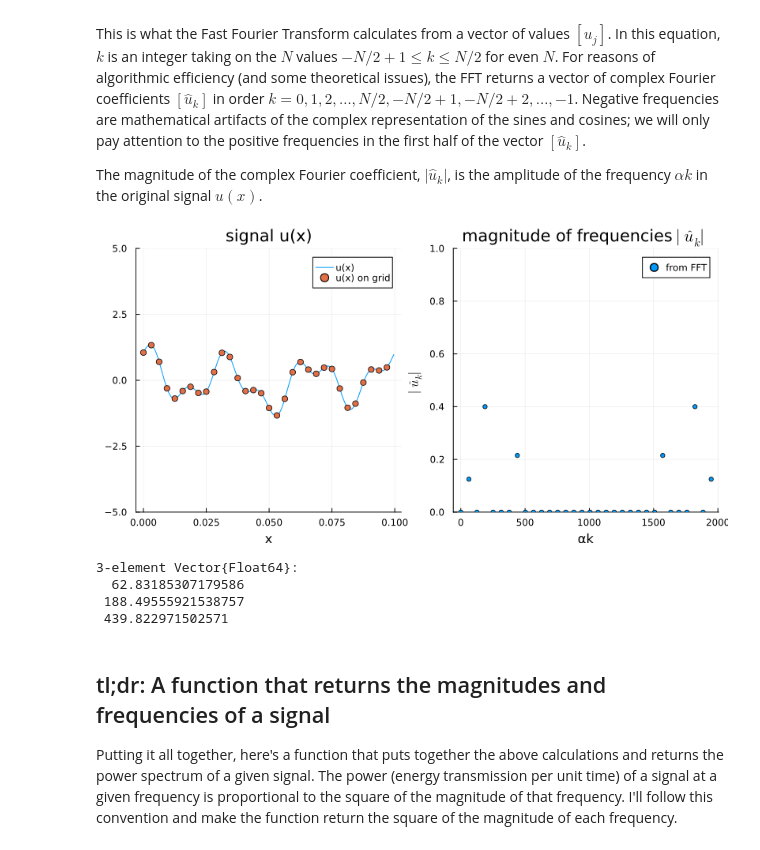
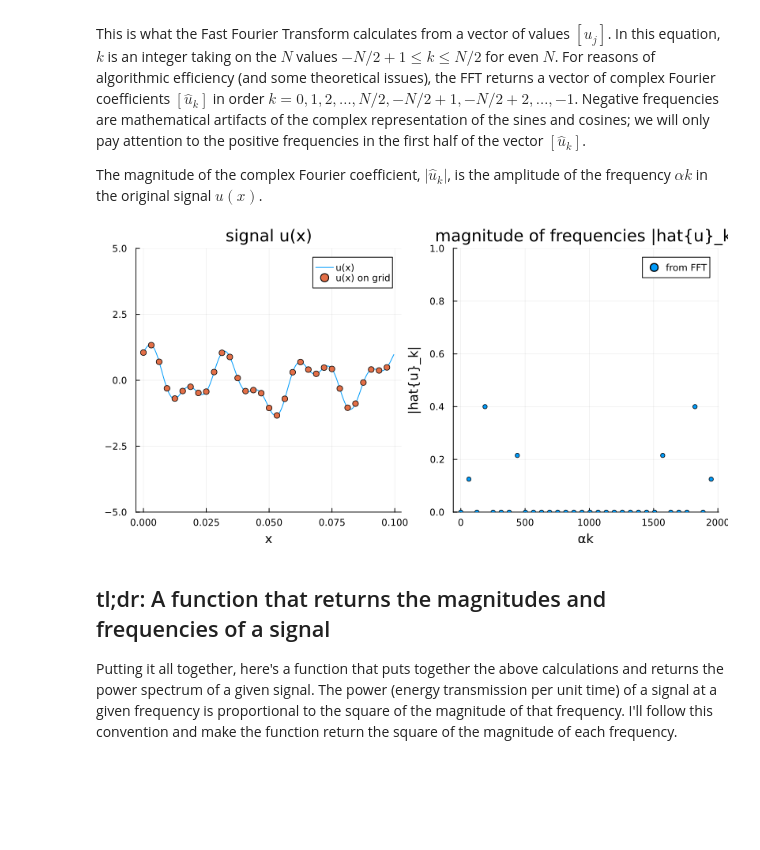
Before and after one commit to johnfgibson/tech411, a Jupyter notebook: projects/sounds-from-patterns/01-powerspectrum.ipynb, the cells around one changed output. Cells and saved outputs as stored; diff of their text form; code cells hidden in the pictures; blank space fills up the shorter version.

```diff
--- a/projects/sounds-from-patterns/01-powerspectrum.ipynb
+++ b/projects/sounds-from-patterns/01-powerspectrum.ipynb
@@ -73,51 +73,46 @@ we will only pay attention to the positive frequencies in the first half of the
 The magnitude of the complex Fourier coefficient, $|\hat{u}_k|$, is the amplitude of the frequency
 $\alpha k$ in the original signal $u(x)$.
 # %%
-using FFTW, Plots, LaTeXStrings
+using FFTW, Plots
 
 Lx = 0.1
 Ngrid = 32   # gridsize for discrete Fourier transform (FFT)
 Nplot = 256  # gridsize for plotting u(x)
 
 α = 2pi/Lx
 
 xgrid = (0:Ngrid-1)*Lx/Ngrid
 xplot = (0:Nplot-1)*Lx/Nplot
 
 # define a signal u(x) as a continuous function of x
 αk = [α; 3α; 7α]        # a set of frequencies in signal
 c  = [0.25; 0.8; 0.43]   # amplitudes of those frequencies
 
 u(x) = (c[1]*cos(αk[1]*x) + c[2]*cos(αk[2]*x) + c[3]*sin(αk[3]*x))  #* exp(-0.1*x^2)
 
 # sample u(x) on coarse grid for FFT and fine grid for plotting
 ugrid = u.(xgrid)
 uplot = u.(xplot)
 
 # perform Fourier transform on ugrid = vector of gridpoint values if u(x)
 # to get ufreq = vector of complex amplitudes of frequencies
-ufreq = (1/Ngrid)*fft(ugrid)
+uhat = (1/Ngrid)*fft(ugrid)
 
 plot(xplot, uplot, label="u(x)")
 scatter!(xgrid, ugrid, label="u(x) on grid")
 p1 = plot!(xlabel="x", title="signal u(x)", ylim=(-5,5))
 
 k = 0:Ngrid-1
 #scatter(αk, c, markersize=4, markercolor=:white, label="in signal u(x)")
-scatter(α*k, abs.(ufreq), markersize=3, label="from FFT", ylim=(0,1))
+scatter(α*k, abs.(uhat), markersize=3, label="from FFT", ylim=(0,1))
 
-p2 = plot!(xlabel="αk", title="magnitude of frequencies " * L"|\hat{u}_k|", ylabel=L"|\hat{u}_k|")
+p2 = plot!(xlabel="αk", title="magnitude of frequencies |hat{u}_k|", ylabel="|hat{u}_k|")
 
 plot(p1,p2, size=(800,400))
 # %% [output]
-[figure, old version]
+[figure, new version]
 # %%
-αk
+using Pkg; Pkg.instantiate()
-# %% [output]
-3-element Vector{Float64}:
-  62.83185307179586
- 188.49555921538757
- 439.822971502571
 # %% [markdown]
 ## tl;dr: A function that returns the magnitudes and frequencies of a signal
 
```
Also changed, not shown: parts of 6 cells of this notebook, 20 other files.
